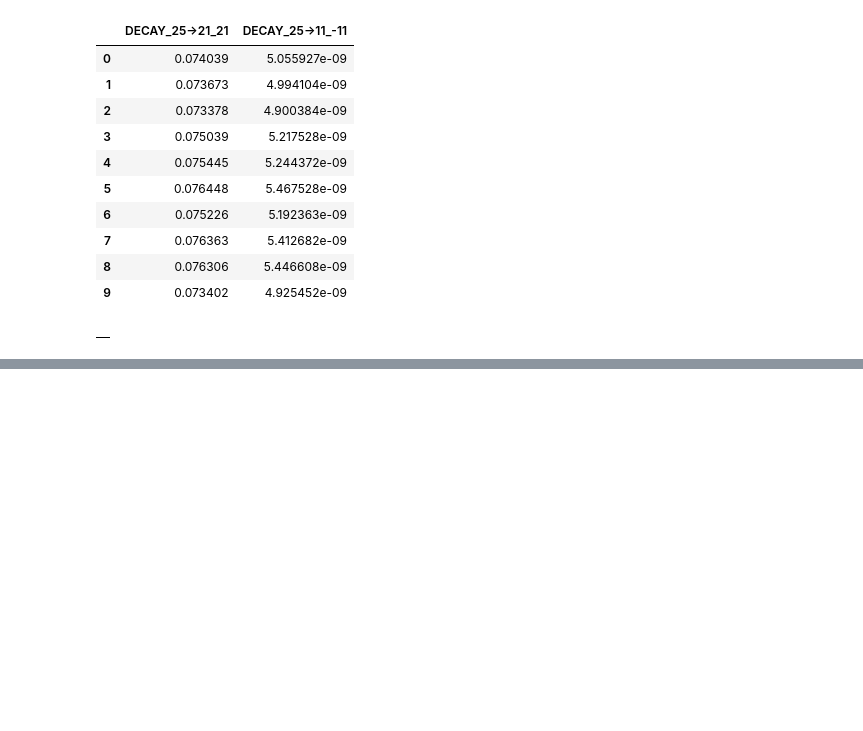
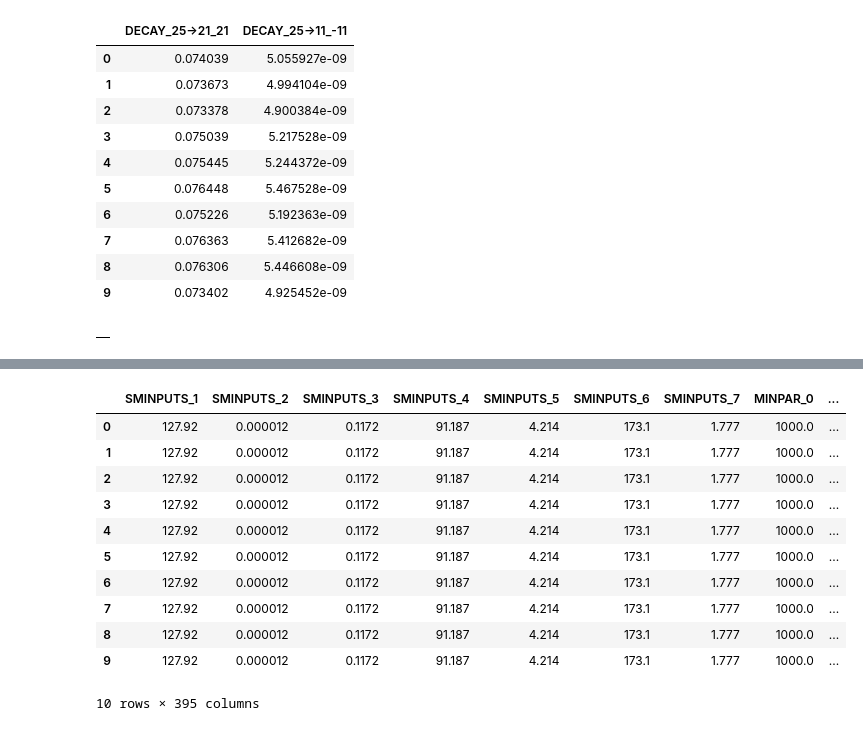
Before and after one commit to vooum/ScanCraft, a Jupyter notebook: ScanCraft/laboratory/try_pandas.ipynb, the cells around one changed output, grey strips where cells are left out. Cells and saved outputs as stored; diff of their text form; code cells hidden in the pictures; blank space fills up the shorter version.

```diff
--- a/ScanCraft/laboratory/try_pandas.ipynb
+++ b/ScanCraft/laboratory/try_pandas.ipynb
@@ -76,0 +141,17 @@ DF.append(spec,ignore_index=True)
+# %%
+spec=PandasSpectrum(pathes)
+# %%
+spec
+# %% [output]
+|  | SMINPUTS_1 | SMINPUTS_2 | SMINPUTS_3 | SMINPUTS_4 | SMINPUTS_5 | SMINPUTS_6 | SMINPUTS_7 | MINPAR_0 | ... |
+| 0 | 127.92 | 0.000012 | 0.1172 | 91.187 | 4.214 | 173.1 | 1.777 | 1000.0 | ... |
+| 1 | 127.92 | 0.000012 | 0.1172 | 91.187 | 4.214 | 173.1 | 1.777 | 1000.0 | ... |
+| 2 | 127.92 | 0.000012 | 0.1172 | 91.187 | 4.214 | 173.1 | 1.777 | 1000.0 | ... |
+| 3 | 127.92 | 0.000012 | 0.1172 | 91.187 | 4.214 | 173.1 | 1.777 | 1000.0 | ... |
+| 4 | 127.92 | 0.000012 | 0.1172 | 91.187 | 4.214 | 173.1 | 1.777 | 1000.0 | ... |
+| 5 | 127.92 | 0.000012 | 0.1172 | 91.187 | 4.214 | 173.1 | 1.777 | 1000.0 | ... |
+| 6 | 127.92 | 0.000012 | 0.1172 | 91.187 | 4.214 | 173.1 | 1.777 | 1000.0 | ... |
+| 7 | 127.92 | 0.000012 | 0.1172 | 91.187 | 4.214 | 173.1 | 1.777 | 1000.0 | ... |
+| 8 | 127.92 | 0.000012 | 0.1172 | 91.187 | 4.214 | 173.1 | 1.777 | 1000.0 | ... |
+| 9 | 127.92 | 0.000012 | 0.1172 | 91.187 | 4.214 | 173.1 | 1.777 | 1000.0 | ... |
+10 rows × 395 columns
```
Also changed, not shown: parts of 7 cells of this notebook, 4 other files.
